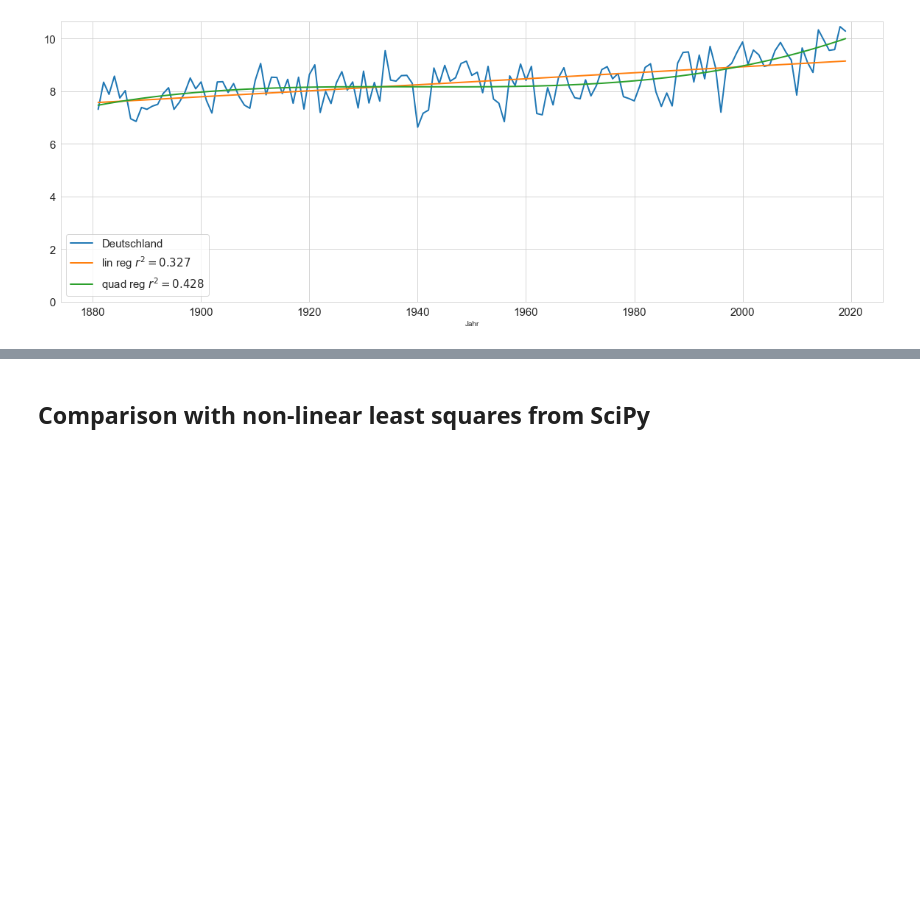
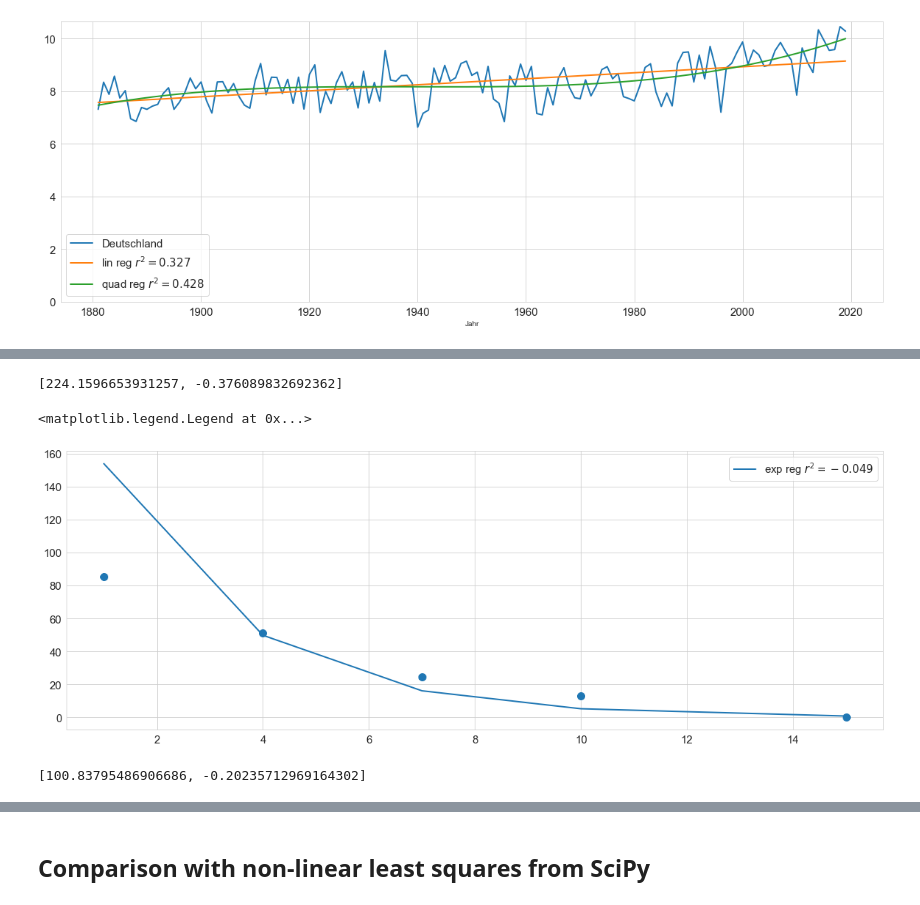
Before and after one commit to zolabar/trendPy, a Jupyter notebook: example.ipynb, the cells around one changed output, grey strips where cells are left out. Cells and saved outputs as stored; diff of their text form; code cells hidden in the pictures; blank space fills up the shorter version.

```diff
--- a/example.ipynb
+++ b/example.ipynb
@@ -169,3 +169,6 @@ plt.legend()
 # %% [output]
 <matplotlib.legend.Legend at 0x...>
 [figure]
+# %%
+expData = pd.read_csv('data/exp_perturbed.csv', index_col='Unnamed: 0')
+expData
@@ -171,0 +182,20 @@ plt.legend()
+# %%
+expReg = tpm.Trend(expData.index.values, expData['1'].values, ansatz='expReg')
+expReg.coef
+# %% [output]
+[224.1596653931257, -0.376089832692362]
+# %%
+plt.scatter(expData.index.values, expData['1'].values)
+plt.plot(expData.index.values, expReg.pred(expData.index.values), label=f'exp reg $r^2={expReg.r2}$')
+plt.legend()
+# %% [output]
+<matplotlib.legend.Legend at 0x...>
+[figure, added]
+# %%
+x = np.array([1, 4, 7, 10, 15])
+y = np.array([80.2, 45.5, 24.5, 13.9, 4.7])
+
+expReg = tpm.Trend(x, y, ansatz='expReg')
+expReg.coef
+# %% [output]
+[100.83795486906686, -0.20235712969164302]
```
Also changed, not shown: parts of 5 cells of this notebook, 4 other files.
